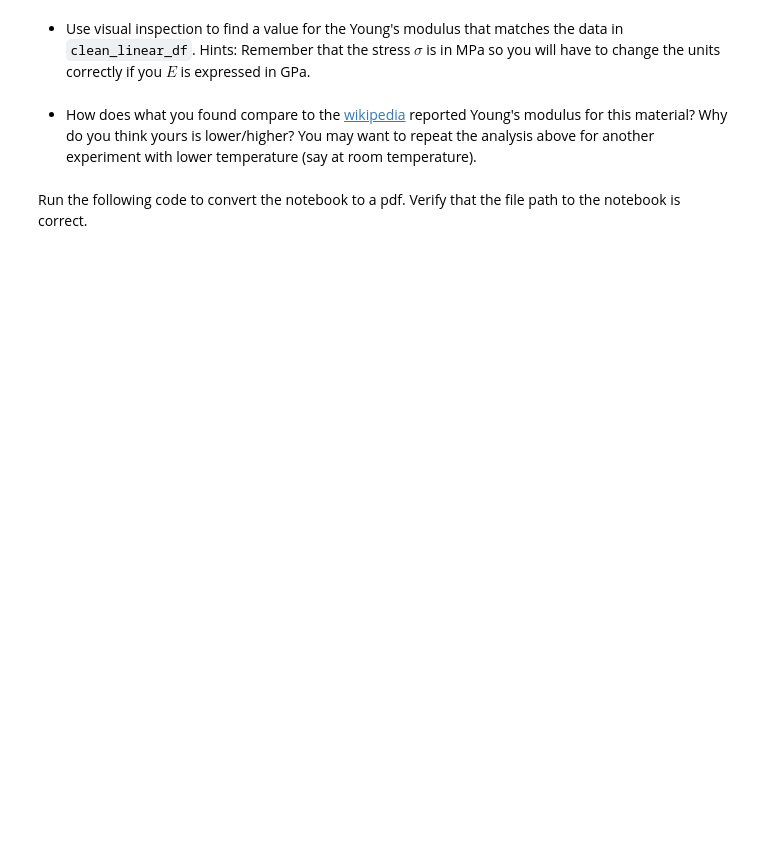
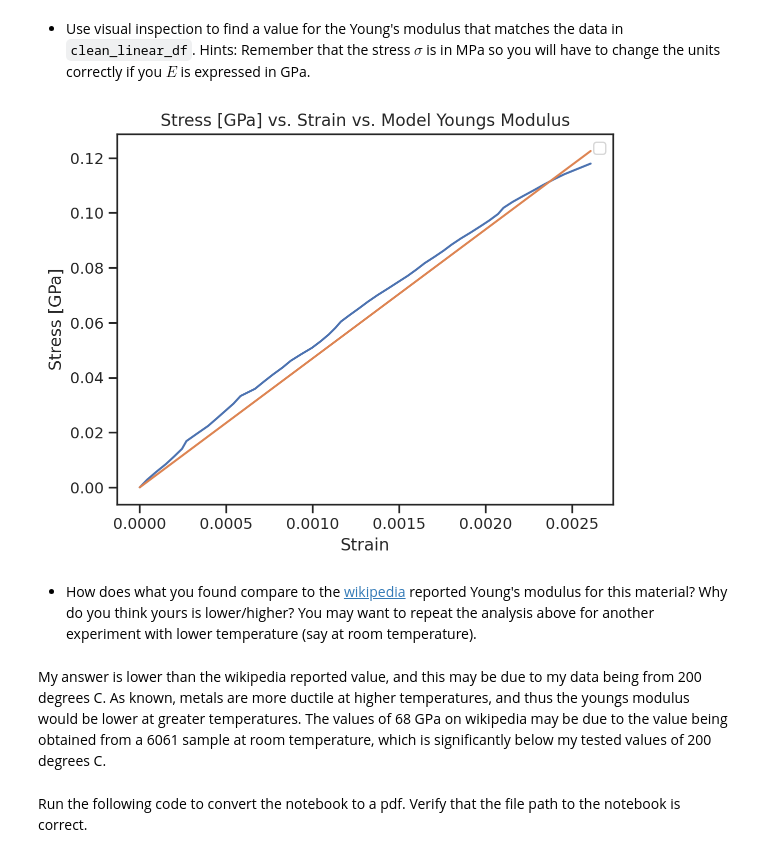
Before and after one commit to naray130/ME-239-HW, a Jupyter notebook: lecture05/homework_05.ipynb, the cells around one changed output. Cells and saved outputs as stored; diff of their text form; code cells hidden in the pictures; blank space fills up the shorter version.

```diff
--- a/lecture05/homework_05.ipynb
+++ b/lecture05/homework_05.ipynb
@@ -265,0 +264,8 @@ The dataframe `clean_linear_df` should contain the same data as `linear_df` but
+# %%
+# your code here
+
+clean_linear_df = linear_df.copy()
+
+clean_linear_df['Strain'] = (clean_linear_df['Strain'] - linear_df['Strain'].min())
+clean_linear_df['Stress_MPa'] = ((clean_linear_df['Stress_MPa'] - linear_df['Stress_MPa'].min()))
+clean_linear_df
@@ -271,2 +293,17 @@ Hints: Remember that the stress $\sigma$ is in MPa so you will have to change th
+# %%
+# your code here
+test_E = 47
+
+plt.plot(clean_linear_df['Strain'], clean_linear_df['Stress_MPa']/1000)
+
+plt.plot(clean_linear_df['Strain'], test_E * clean_linear_df['Strain'])
+
+plt.xlabel('Strain')
+plt.ylabel('Stress [GPa]')
+plt.title('Stress [GPa] vs. Strain vs. Model Youngs Modulus')
+plt.legend()
+plt.show()
+# %% [output]
+[figure, added]
 # %% [markdown]
 + How does what you found compare to the [wikipedia](https://en.wikipedia.org/wiki/6061_aluminium_alloy) reported Young's modulus for this material? Why do you think yours is lower/higher? You may want to repeat the analysis above for another experiment with lower temperature (say at room temperature).
@@ -275,3 +310,5 @@ Hints: Remember that the stress $\sigma$ is in MPa so you will have to change th
+# %% [markdown]
+My answer is lower than the wikipedia reported value, and this may be due to my data being from 200 degrees C. As known, metals are more ductile at higher temperatures, and thus the youngs modulus would be lower at greater temperatures. The values of 68 GPa on wikipedia may be due to the value being obtained from a 6061 sample at room temperature, which is significantly below my tested values of 200 degrees C.
 # %% [markdown]
 Run the following code to convert the notebook to a pdf. Verify that the file path to the notebook is correct.
 # %%
```
Also changed, not shown: parts of 7 cells of this notebook.
